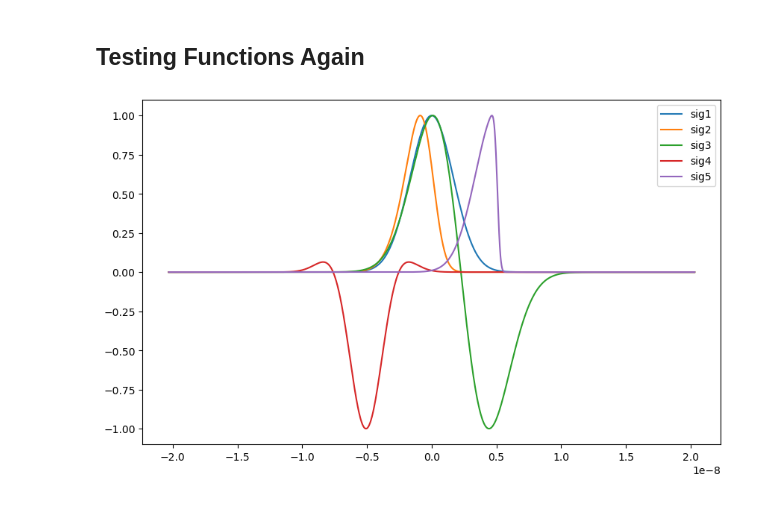
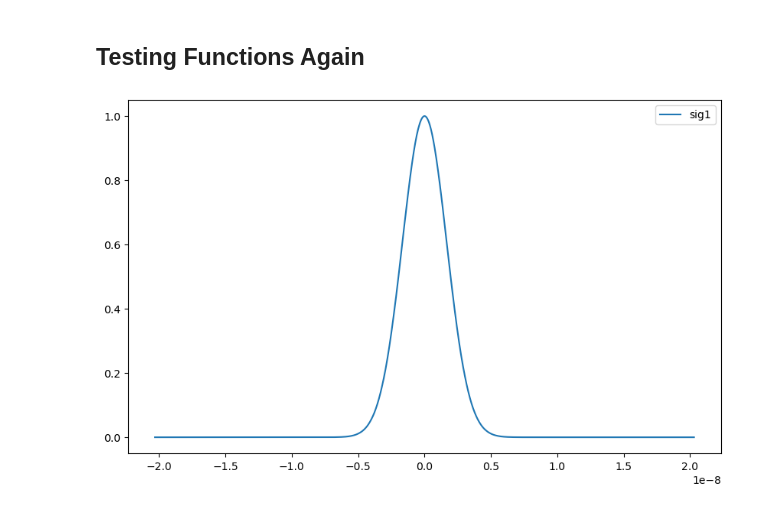
Before and after one commit to whyven/instrSimTools, a Jupyter notebook: instrSimTools/Testing_Notebook.ipynb, the cells around one changed output. Cells and saved outputs as stored; diff of their text form; code cells hidden in the pictures.

```diff
--- a/instrSimTools/Testing_Notebook.ipynb
+++ b/instrSimTools/Testing_Notebook.ipynb
@@ -2378,21 +2367,21 @@ def gaussian_pulse(
 # %%
 # --- Test updated functions with the phase shifting added
 t = np.linspace(-0.5/HSR_RF_24M,0.5/HSR_RF_24M, 3000)  # time array for 1 RF cycle
 
 sig1, s = gaussian_pulse(t, sigma=HSR_PP_BUNCH_LENGTH_23GeV, phase_shift=0.0, phase_freq=HSR_RF_24M)
-sig2 = skew_gaus_pulse(t, -2.0,FWHM=HSR_PP_BUNCH_LENGTH_23GeV*2*np.sqrt(2*np.log(2)), phase_shift=0.0, phase_freq=HSR_RF_24M )
-sig3 = gaus_doublet_pulse(t, rf=HSR_RF_24M, BW=7, phase_shift=20.0, phase_freq=HSR_RF_24M)
-sig4 = morlet_pulse(t, HSR_RF_98M, sigma=HSR_PP_BUNCH_LENGTH_23GeV, phase_shift=-45.0, phase_freq=HSR_RF_24M)
-sig5 = skew_gaus_pulse(t, -9, sigma=HSR_PP_BUNCH_LENGTH_23GeV, phase_shift=45.0, phase_freq=HSR_RF_24M)
+# sig2 = skew_gaus_pulse(t, -2.0,FWHM=HSR_PP_BUNCH_LENGTH_23GeV*2*np.sqrt(2*np.log(2)), phase_shift=0.0, phase_freq=HSR_RF_24M )
+# sig3 = gaus_doublet_pulse(t, rf=HSR_RF_24M, BW=7, phase_shift=20.0, phase_freq=HSR_RF_24M)
+# sig4 = morlet_pulse(t, HSR_RF_98M, sigma=HSR_PP_BUNCH_LENGTH_23GeV, phase_shift=-45.0, phase_freq=HSR_RF_24M)
+# sig5 = skew_gaus_pulse(t, -9, sigma=HSR_PP_BUNCH_LENGTH_23GeV, phase_shift=45.0, phase_freq=HSR_RF_24M)
 
 plt.figure(figsize=(10, 6))
 plt.plot(t, sig1, label='sig1')
-plt.plot(t, sig2, label='sig2')
-plt.plot(t, sig3, label='sig3')
-plt.plot(t, sig4, label='sig4')
-plt.plot(t, sig5, label='sig5')
+# plt.plot(t, sig2, label='sig2')
+# plt.plot(t, sig3, label='sig3')
+# plt.plot(t, sig4, label='sig4')
+# plt.plot(t, sig5, label='sig5')
 
 plt.legend()
 plt.show()
 # %% [output]
-[figure, old version]
+[figure, new version]
```
Also changed, not shown: parts of 3 cells of this notebook, 1 other file.
